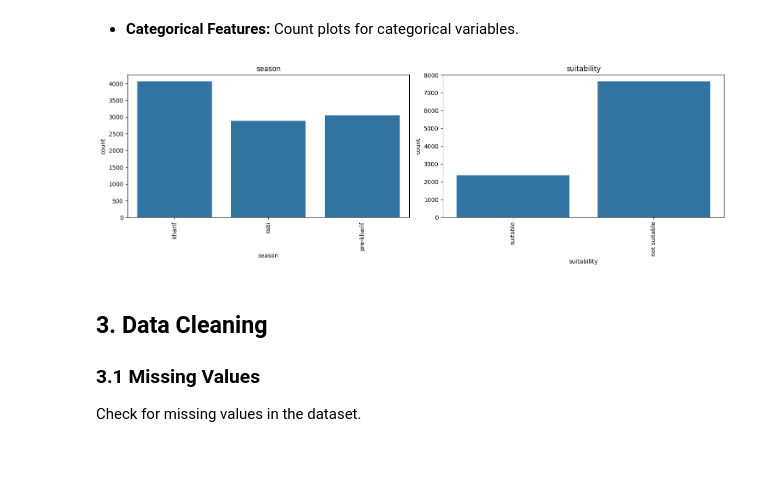
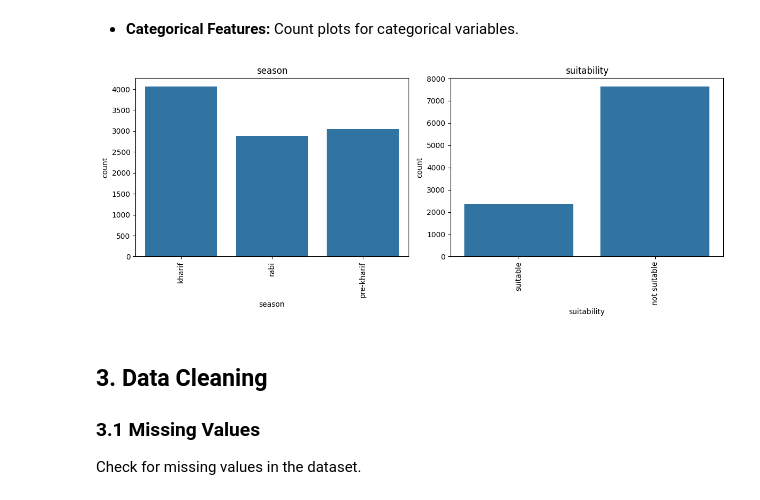
Before and after one commit to mdjubaer12/ML-Based-Decision-Support-for-Rice-Cultivation-Suitability-in-Bangladesh, a Jupyter notebook: rice_yield_analysis.ipynb, the cells around one changed output. Cells and saved outputs as stored; diff of their text form; code cells hidden in the pictures; blank space fills up the shorter version.

Commit message:
Graph shape polished

```diff
--- a/rice_yield_analysis.ipynb
+++ b/rice_yield_analysis.ipynb
@@ -106,21 +108,21 @@ plot_histogram(df)
 # %%
 def plot_countplot(df):
     categorical_columns = df.select_dtypes(include='object').columns
-    fig, axes = plt.subplots(int(np.ceil(len(categorical_columns) / 2)), 2, figsize=(15, 5))
+    fig, axes = plt.subplots(int(np.ceil(len(categorical_columns) / 2)), 2, figsize=(12, 5))
     axes = axes.flatten()
     for i, column in enumerate(categorical_columns):
         sns.countplot(x=df[column], ax=axes[i])
         axes[i].set_title(column)
         axes[i].tick_params(axis='x', rotation=90)
     # Hide any unused subplots
     for j in range(i + 1, len(axes)):
         axes[j].set_visible(False)
     plt.tight_layout()
     plt.show()
 
 plot_countplot(df)
 # %% [output]
-[figure, old version]
+[figure, new version]
 # %% [markdown]
 ## **3. Data Cleaning**
 
```
Also changed, not shown: parts of 5 cells of this notebook, 13 other files.
